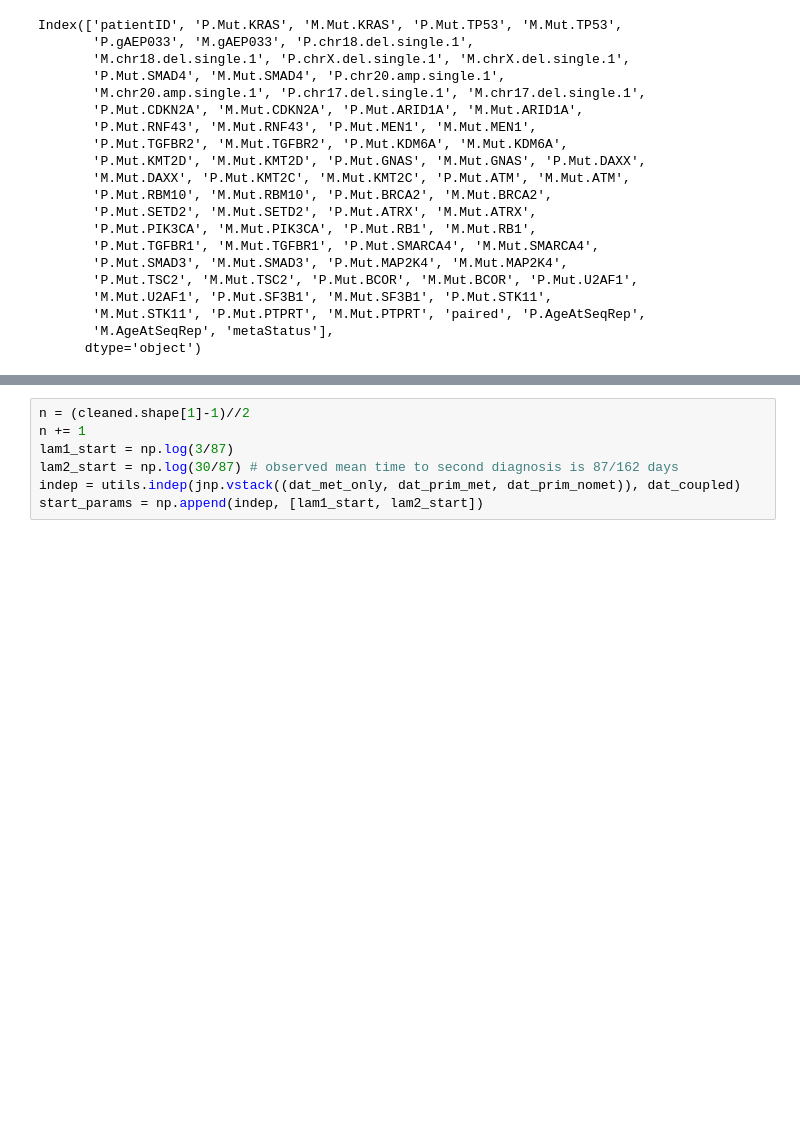
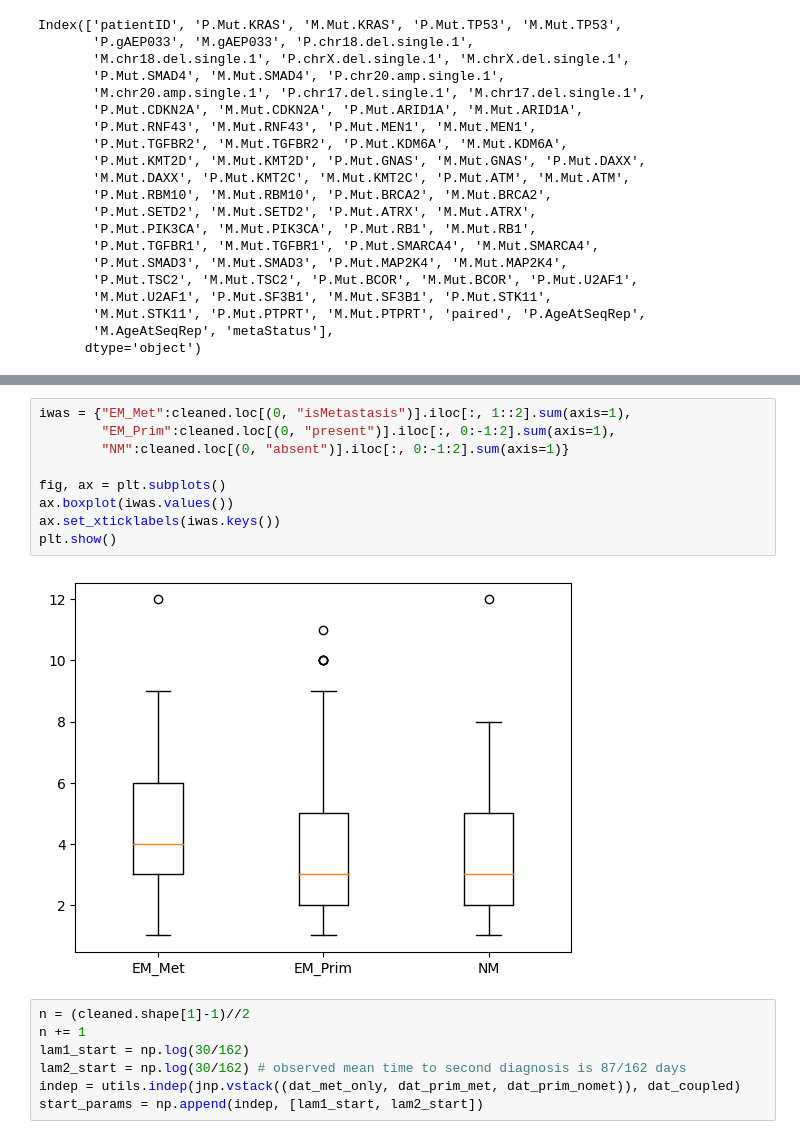
Before and after one commit to cbg-ethz/metMHN, a Jupyter notebook: src/data_analysis.ipynb, the cells around one changed output, grey strips where cells are left out. Drawn from its saved outputs; the diff is of its cells as text; blank space fills up the shorter version.

```diff
--- a/src/data_analysis.ipynb
+++ b/src/data_analysis.ipynb
@@ -64,8 +116,19 @@ print(dat_prim_nomet.shape[0], dat_prim_met.shape[0], dat_coupled.shape[0], dat_
+# %%
+iwas = {"EM_Met":cleaned.loc[(0, "isMetastasis")].iloc[:, 1::2].sum(axis=1),
+        "EM_Prim":cleaned.loc[(0, "present")].iloc[:, 0:-1:2].sum(axis=1),
+        "NM":cleaned.loc[(0, "absent")].iloc[:, 0:-1:2].sum(axis=1)}
+
+fig, ax = plt.subplots()
+ax.boxplot(iwas.values())
+ax.set_xticklabels(iwas.keys())
+plt.show()
+# %% [output]
+[figure, added]
 # %%
 n = (cleaned.shape[1]-1)//2
 n += 1
-lam1_start = np.log(3/87)
-lam2_start = np.log(30/87) # observed mean time to second diagnosis is 87/162 days
+lam1_start = np.log(30/162)
+lam2_start = np.log(30/162) # observed mean time to second diagnosis is 87/162 days
 indep = utils.indep(jnp.vstack((dat_met_only, dat_prim_met, dat_prim_nomet)), dat_coupled)
 start_params = np.append(indep, [lam1_start, lam2_start])
 # %%
```
Also changed, not shown: parts of 12 cells of this notebook, 5 other files.
